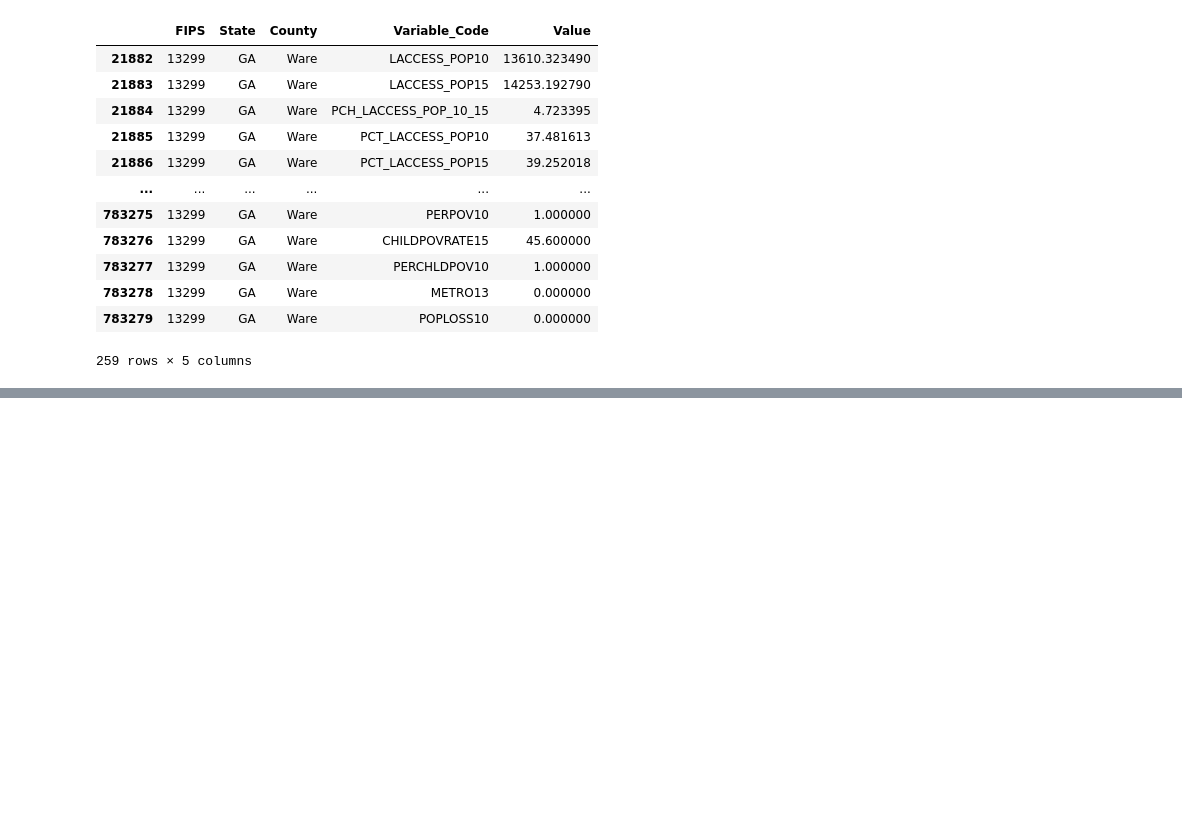
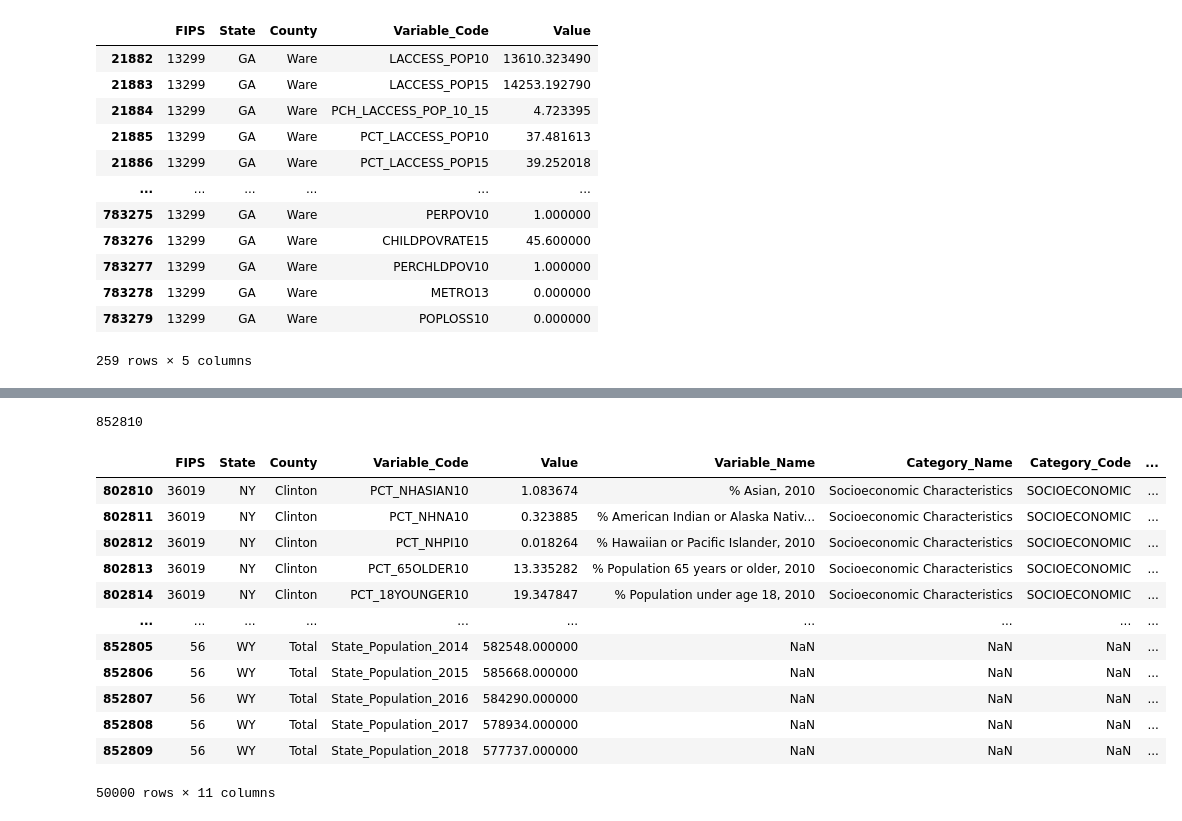
Before and after one commit to SloughJE/UnHealth_Dashboard, a Jupyter notebook: notebooks/1.0-JES-eda.ipynb, the cells around one changed output, grey strips where cells are left out. Drawn from its saved outputs; the diff is of its cells as text; code cells hidden in the pictures; blank space fills up the shorter version.

```diff
--- a/notebooks/1.0-JES-eda.ipynb
+++ b/notebooks/1.0-JES-eda.ipynb
@@ -257,0 +330,2 @@ df_food[df_food.County=='Ware']
+# %%
+df_food_variables = pd.read_csv("../data/raw/FoodEnvironmentAtlas/VariableList.csv")
@@ -257,0 +341,22 @@ df_food[df_food.County=='Ware']
+# %%
+len(df_food)
+# %% [output]
+852810
+# %%
+df_food_mg = pd.merge(df_food, df_food_variables, on='Variable_Code',how='left')
+# %%
+df_food_mg.tail(50000)
+# %% [output]
+|  | FIPS | State | County | Variable_Code | Value | Variable_Name | Category_Name | Category_Code | ... |
+| 802810 | 36019 | NY | Clinton | PCT_NHASIAN10 | 1.083674 | % Asian, 2010 | Socioeconomic Characteristics | SOCIOECONOMIC | ... |
+| 802811 | 36019 | NY | Clinton | PCT_NHNA10 | 0.323885 | % American Indian or Alaska Nativ... | Socioeconomic Characteristics | SOCIOECONOMIC | ... |
+| 802812 | 36019 | NY | Clinton | PCT_NHPI10 | 0.018264 | % Hawaiian or Pacific Islander, 2010 | Socioeconomic Characteristics | SOCIOECONOMIC | ... |
+| 802813 | 36019 | NY | Clinton | PCT_65OLDER10 | 13.335282 | % Population 65 years or older, 2010 | Socioeconomic Characteristics | SOCIOECONOMIC | ... |
+| 802814 | 36019 | NY | Clinton | PCT_18YOUNGER10 | 19.347847 | % Population under age 18, 2010 | Socioeconomic Characteristics | SOCIOECONOMIC | ... |
+| ... | ... | ... | ... | ... | ... | ... | ... | ... | ... |
+| 852805 | 56 | WY | Total | State_Population_2014 | 582548.000000 | NaN | NaN | NaN | ... |
+| 852806 | 56 | WY | Total | State_Population_2015 | 585668.000000 | NaN | NaN | NaN | ... |
+| 852807 | 56 | WY | Total | State_Population_2016 | 584290.000000 | NaN | NaN | NaN | ... |
+| 852808 | 56 | WY | Total | State_Population_2017 | 578934.000000 | NaN | NaN | NaN | ... |
+| 852809 | 56 | WY | Total | State_Population_2018 | 577737.000000 | NaN | NaN | NaN | ... |
+50000 rows × 11 columns
```
Also changed, not shown: parts of 40 cells of this notebook.
